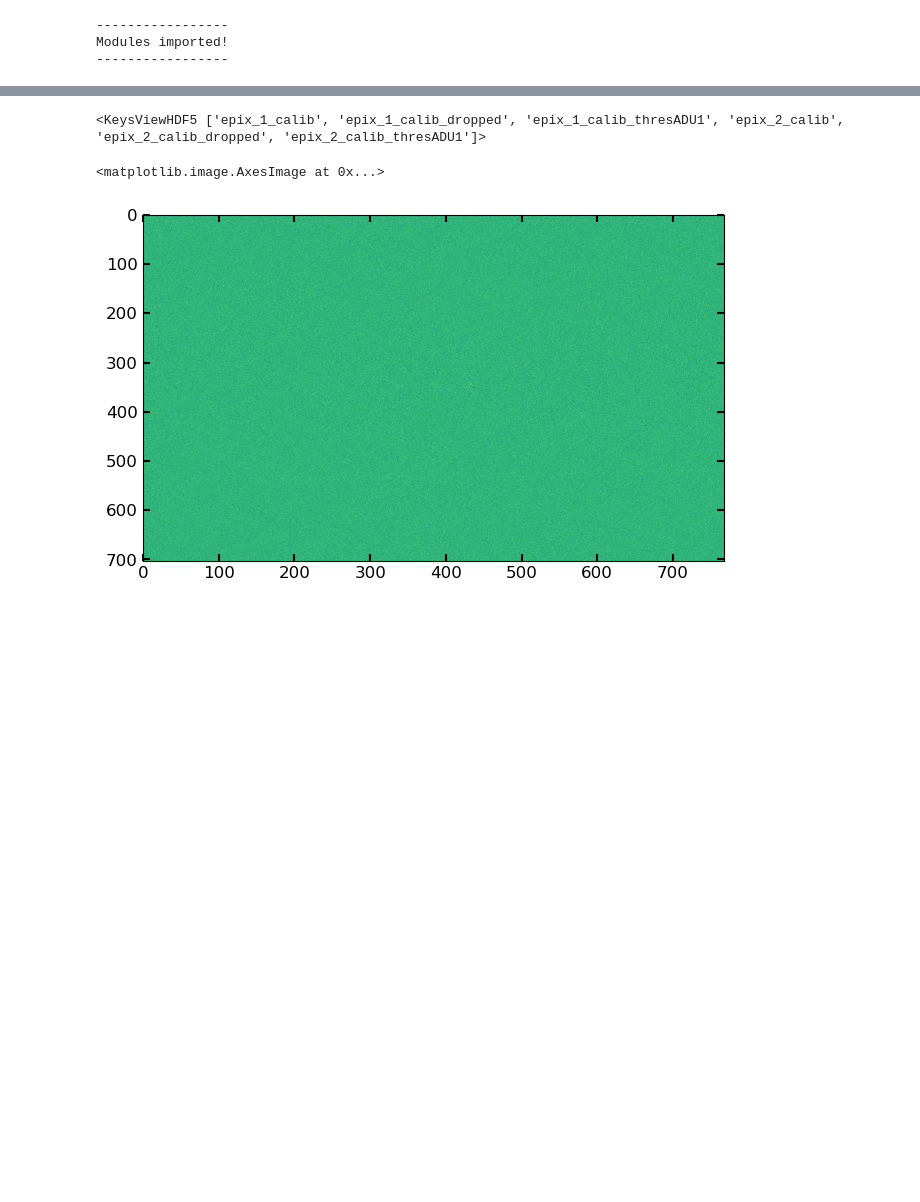
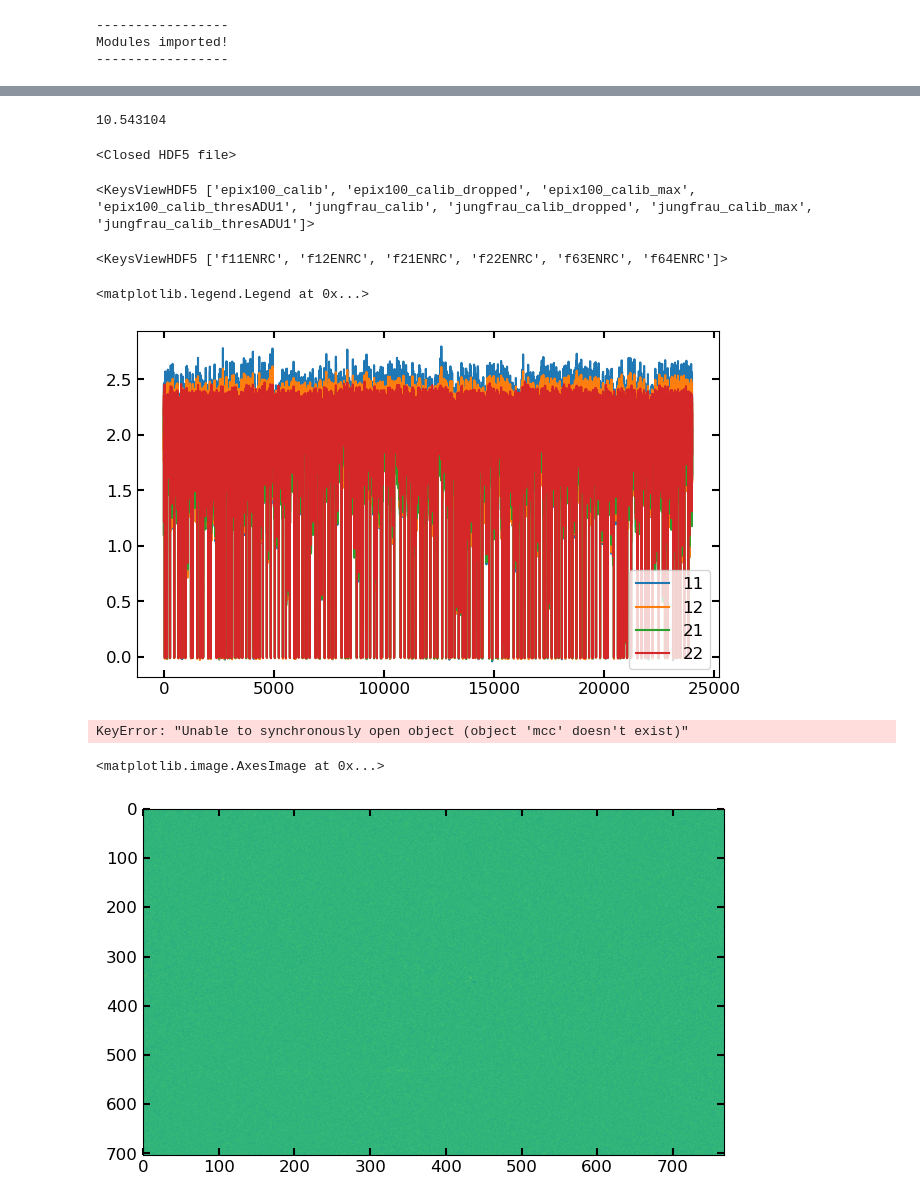
Before and after one commit to lg345/XSpect, a Jupyter notebook: diagnostics_test.ipynb, the cells around one changed output, grey strips where cells are left out. Drawn from its saved outputs; the diff is of its cells as text; code cells hidden in the pictures; blank space fills up the shorter version.

```diff
--- a/diagnostics_test.ipynb
+++ b/diagnostics_test.ipynb
@@ -26,11 +25,14 @@ Modules imported!
 # keys=['epics/ccm_E','tt/ttCorr','epics/lxt_ttc', 'enc/lasDelay' , 'ipm4/sum','tt/AMPL','epix_2/ROI_0_area']
 # names=['ccm','time_tool_correction','lxt_ttc'  ,'encoder','ipm', 'time_tool_ampl','epix']
 
-run = 8
-exp = 'mfxl1033223'
+#run = 8
+#exp = 'mfxl1033223'
+run = 74
+exp = 'mfx100894224'
 
-keys=['epics/ccm_E','tt/ttCorr','epics/lxt_ttc', 'enc/lasDelay' , 'ipm_dg1/sum','tt/AMPL','epix_1/ROI_0_area']
-names=['ccm','time_tool_correction','lxt_ttc'  ,'encoder','ipm', 'time_tool_ampl','epix']
+#keys=['epics/ccm_E','tt/ttCorr','epics/lxt_ttc', 'enc/lasDelay' , 'ipm_dg1/sum','tt/AMPL','epix_1/ROI_0_area']
+keys=['epics/ccm_E','tt/ttCorr','epics/lxt_ttc', 'enc/lasDelay' , 'MfxDg2BmMon/totalIntensityJoules','tt/ampl','epix100/ROI_area', 'lightStatus/laser', 'lightStatus/xray']
+names=['ccm','time_tool_correction','lxt_ttc'  ,'encoder','ipm', 'time_tool_ampl','epix', 'laser_status', 'xray_status']
 
 d = dt.diagnostics(run, exp, keys, names)
 # %% [output]
@@ -41,0 +72,2 @@ d.h5.keys()
+# %%
+d.load_run_keys(metadata=True)
@@ -45,0 +160,4 @@ d.h5['epix_2'].keys()
+# %%
+d.h5['epix100/ROI_area'].nbytes / 1e9
+# %% [output]
+10.543104
@@ -46,18 +166,29 @@ d.h5['epix_2'].keys()
+# %%
+d.h5
+# %% [output]
+<Closed HDF5 file>
 # %%
 d.h5['Sums'].keys()
 # %% [output]
-<KeysViewHDF5 ['epix_1_calib', 'epix_1_calib_dropped', 'epix_1_calib_thresADU1', 'epix_2_calib', 'epix_2_calib_dropped', 'epix_2_calib_thresADU1']>
+<KeysViewHDF5 ['epix100_calib', 'epix100_calib_dropped', 'epix100_calib_max', 'epix100_calib_thresADU1', 'jungfrau_calib', 'jungfrau_calib_dropped', 'jungfrau_calib_max', 'jungfrau_calib_thresADU1']>
 # %%
-d.h5['gas_detector'].keys()
+d.h5['gasdet'].keys()
+# %% [output]
+<KeysViewHDF5 ['f11ENRC', 'f12ENRC', 'f21ENRC', 'f22ENRC', 'f63ENRC', 'f64ENRC']>
 # %%
 # for i in ['11','12','21','22','63','64']:
 for i in ['11','12','21','22']:
-    plt.plot(d.h5['gas_detector']['f_'+i+'_ENRC'][:],label=i)
+    plt.plot(d.h5['gasdet']['f'+i+'ENRC'][:],label=i)
 plt.legend()
+# %% [output]
+<matplotlib.legend.Legend at 0x...>
+[figure, added]
 # %%
 x_ev=d.h5['scan']['mcc'][:]
 fee_spec=d.h5['feeBld']['hproj'][:]
 gas_det_22=d.h5['gas_detector']['f_22_ENRC'][:]
+# %% [output]
+KeyError: "Unable to synchronously open object (object 'mcc' doesn't exist)"
 # %%
 spec_unique=[]
 for i in np.unique(x_ev):
```
Also changed, not shown: parts of 22 cells of this notebook, 2 other files.
